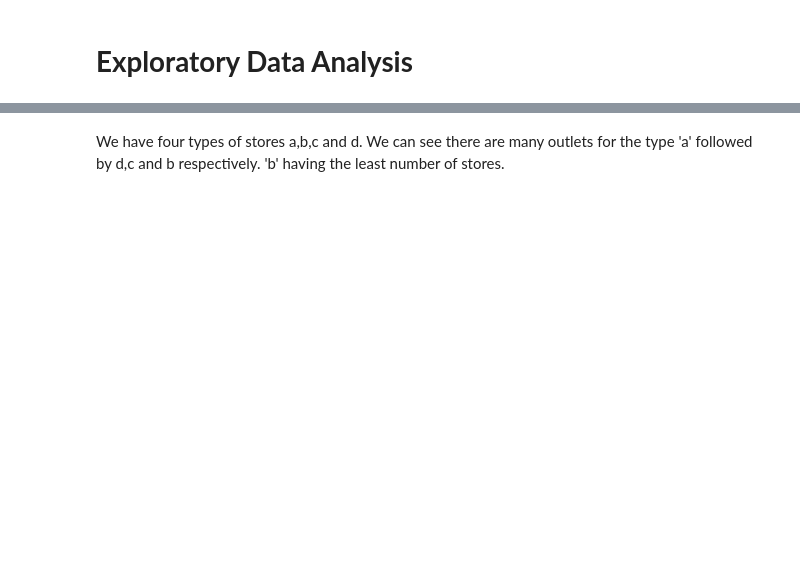
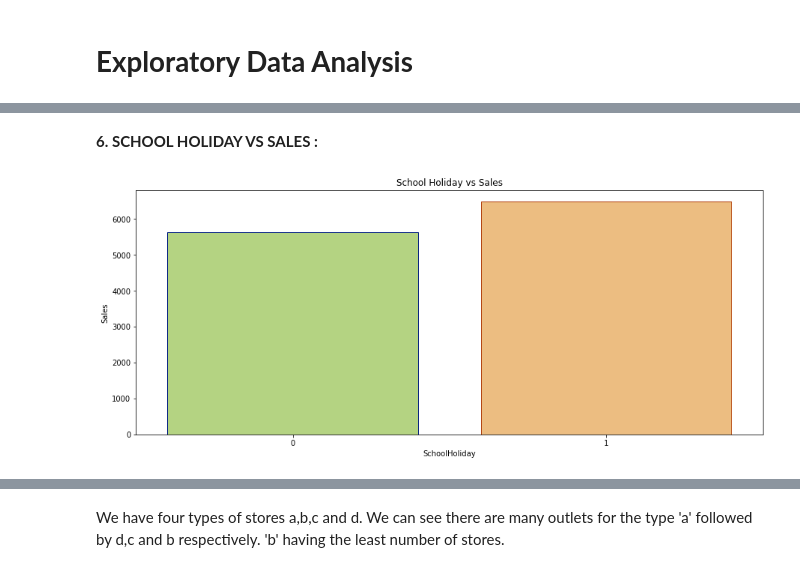
Before and after one commit to vinayakpotdar2114/Capstone-Project-2-Sales-Prediction-Rossmann-Sales-Prediction, a Jupyter notebook: Sales_Prediction_Rossmann_Sales_Prediction_Capstone_2.ipynb, the cells around one changed output, grey strips where cells are left out. Cells and saved outputs as stored; diff of their text form; code cells hidden in the pictures; blank space fills up the shorter version.

```diff
--- a/Sales_Prediction_Rossmann_Sales_Prediction_Capstone_2.ipynb
+++ b/Sales_Prediction_Rossmann_Sales_Prediction_Capstone_2.ipynb
@@ -377,0 +426,12 @@ sns.countplot(x='StoreType', data=dataset, order=['a','b','c', 'd'])
+# %% [markdown]
+**6. SCHOOL HOLIDAY VS SALES :**
+# %%
+# Plot for getting the Sales vs School Holiday graph.
+plt.subplots(figsize=(15,6))
+cus = rs_data.groupby('SchoolHoliday').Sales.mean().to_frame().reset_index()
+cus.columns = ['SchoolHoliday','Sales']
+sns.barplot(x=cus.SchoolHoliday, y=cus.Sales, palette='RdYlGn_r',edgecolor=sns.color_palette('dark',10))
+plt.title('School Holiday vs Sales')
+plt.show()
+# %% [output]
+[figure, added]
```
Also changed, not shown: parts of 100 cells of this notebook.
